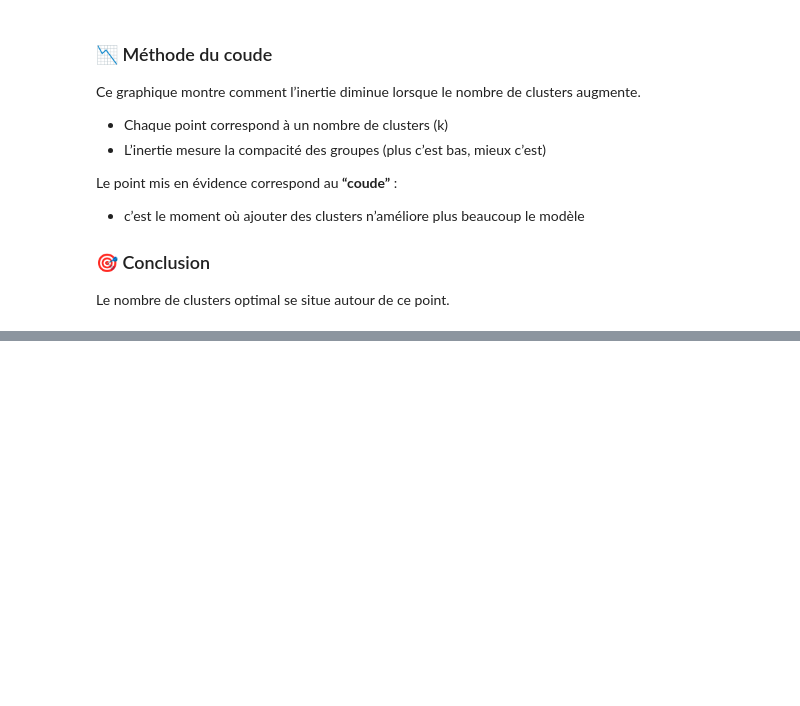
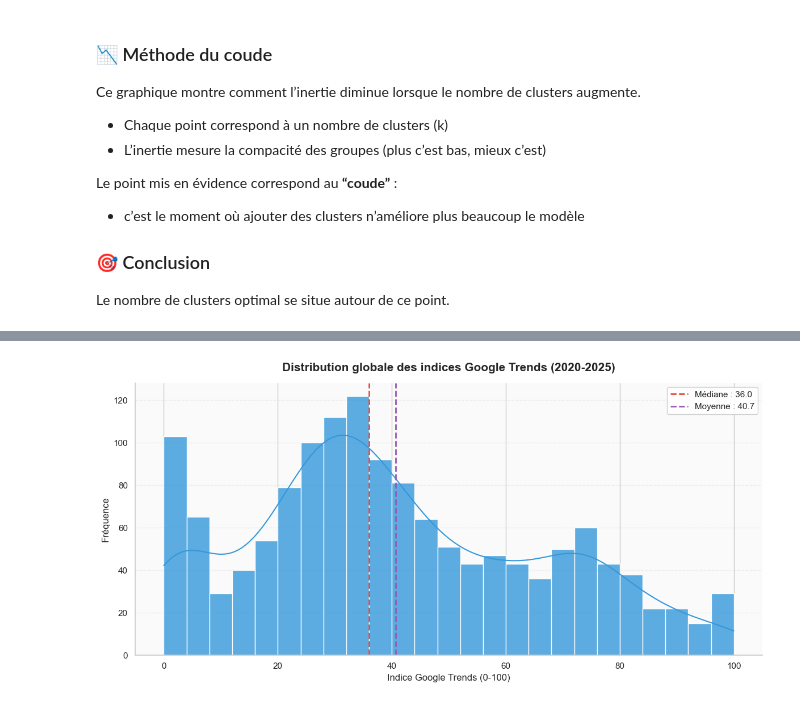
Before and after one commit to NacPKZ/projet-google-trends, a Jupyter notebook: notebook/projet_google_trends.ipynb, the cells around one changed output, grey strips where cells are left out. Cells and saved outputs as stored; diff of their text form; code cells hidden in the pictures; blank space fills up the shorter version.

```diff
--- a/notebook/projet_google_trends.ipynb
+++ b/notebook/projet_google_trends.ipynb
@@ -1201,0 +1703,72 @@ figures : ['courbes_globales_selection.png', 'courbes_individuelles_selection.pn
+# %%
+# Graphe 4 : Histogramme de la distribution globale des indices
+
+fig, ax = plt.subplots(figsize=(12, 6))
+
+# Histogramme avec courbe KDE
+sns.histplot(
+    data=df_long,
+    x="valeur",
+    bins=25,
+    kde=True,
+    color=couleurs_perso[0],
+    edgecolor="white",
+    linewidth=1,
+    alpha=0.8,
+    ax=ax
+)
+
+# Ligne verticale pour la médiane globale
+mediane_globale = df_long["valeur"].median()
+moyenne_globale = df_long["valeur"].mean()
+
+ax.axvline(
+    mediane_globale,
+    color=couleurs_perso[2],  # corail
+    linestyle="--",
+    linewidth=2,
+    label=f"Médiane : {mediane_globale:.1f}"
+)
+ax.axvline(
+    moyenne_globale,
+    color=couleurs_perso[4],  # lavande
+    linestyle="--",
+    linewidth=2,
+    label=f"Moyenne : {moyenne_globale:.1f}"
+)
+
+# Titres et labels
+ax.set_title("Distribution globale des indices Google Trends (2020-2025)",
+             fontsize=15, pad=15)
+ax.set_xlabel("Indice Google Trends (0-100)", fontsize=12)
+ax.set_ylabel("Fréquence", fontsize=12)
+
+# Légende
+ax.legend(fontsize=11, loc="upper right")
+
+# Arrière-plan et grille
+ax.set_facecolor("#FAFAFA")
+ax.grid(True, axis="y", alpha=0.3, linestyle="--")
+
+plt.tight_layout()
+
+# Sauvegarde
+plt.savefig(
+    os.path.join(FIG_DIR, "04_histogramme.png"),
+    dpi=300,
+    bbox_inches="tight"
+)
+plt.show()
+
+# Afficher quelques stats supplémentaires
+print(f"✅ Graphe 4 sauvegardé : 04_histogramme.png")
+print(f"\n📊 Statistiques globales :")
+print(f"   Nombre total d'observations : {len(df_long)}")
+print(f"   Moyenne globale             : {moyenne_globale:.2f}")
+print(f"   Médiane globale             : {mediane_globale:.2f}")
+print(f"   Valeur minimum              : {df_long['valeur'].min()}")
+print(f"   Valeur maximum              : {df_long['valeur'].max()}")
+print(f"   Valeurs à 0                 : {(df_long['valeur']==0).sum()}")
+print(f"   Valeurs à 100               : {(df_long['valeur']==100).sum()}")
+# %% [output]
+[figure, added]
```
Also changed, not shown: parts of 66 cells of this notebook, 24 other files.
